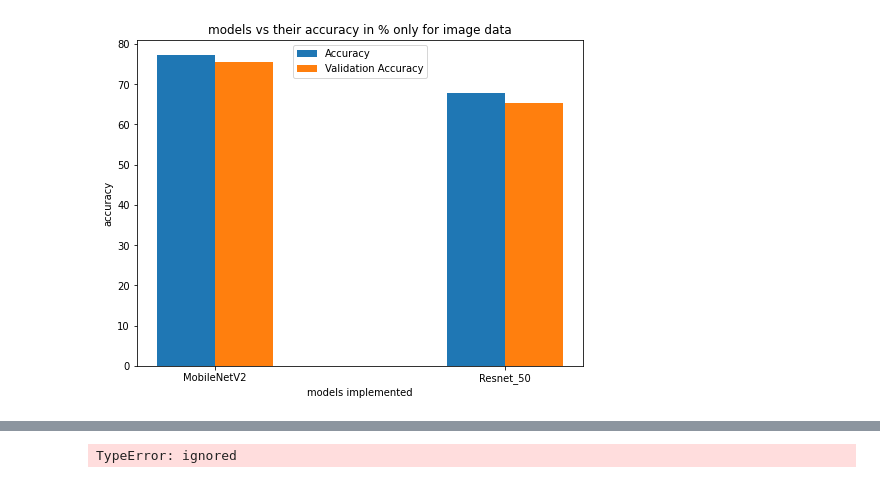
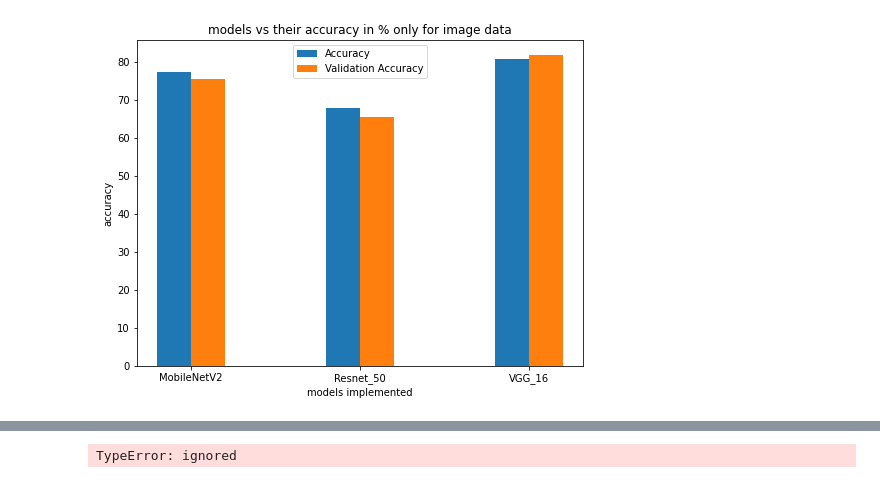
Before and after one commit to PIYALI-bhunia/MultimodelDataPreprocessing, a Jupyter notebook: Plot_Multimodal.ipynb, the cells around one changed output, grey strips where cells are left out. Saved outputs shown, nothing was run; the diff lists cells and outputs as text; code cells hidden in the pictures.

```diff
--- a/Plot_Multimodal.ipynb
+++ b/Plot_Multimodal.ipynb
@@ -28,19 +35,19 @@ plt.show()
 # %%
 w=0.2
-x=["MobileNetV2","Resnet_50"]
+x=["MobileNetV2","Resnet_50","VGG_16"]
 fig = plt.figure(figsize = (8, 6))
-Accuracy=[77.2,67.82]
-Val_Accuracy=[75.53,65.33]
+Accuracy=[77.2,67.82,80.65]
+Val_Accuracy=[75.53,65.33,81.64]
 bar1=np.arange(len(x))
 bar2=[i+w for i in bar1]
 plt.bar(bar1,Accuracy,w,label="Accuracy")
 plt.bar(bar2,Val_Accuracy,w,label="Validation Accuracy")
 
 plt.xlabel("models implemented")
 plt.ylabel("accuracy")
 plt.title('models vs their accuracy in % only for image data')
 plt.xticks(bar1+w/2,x)
 plt.legend(loc='upper center')
 plt.show()
 # %% [output]
-[figure, old version]
+[figure, new version]
```
Also changed, not shown: parts of 11 cells of this notebook.
